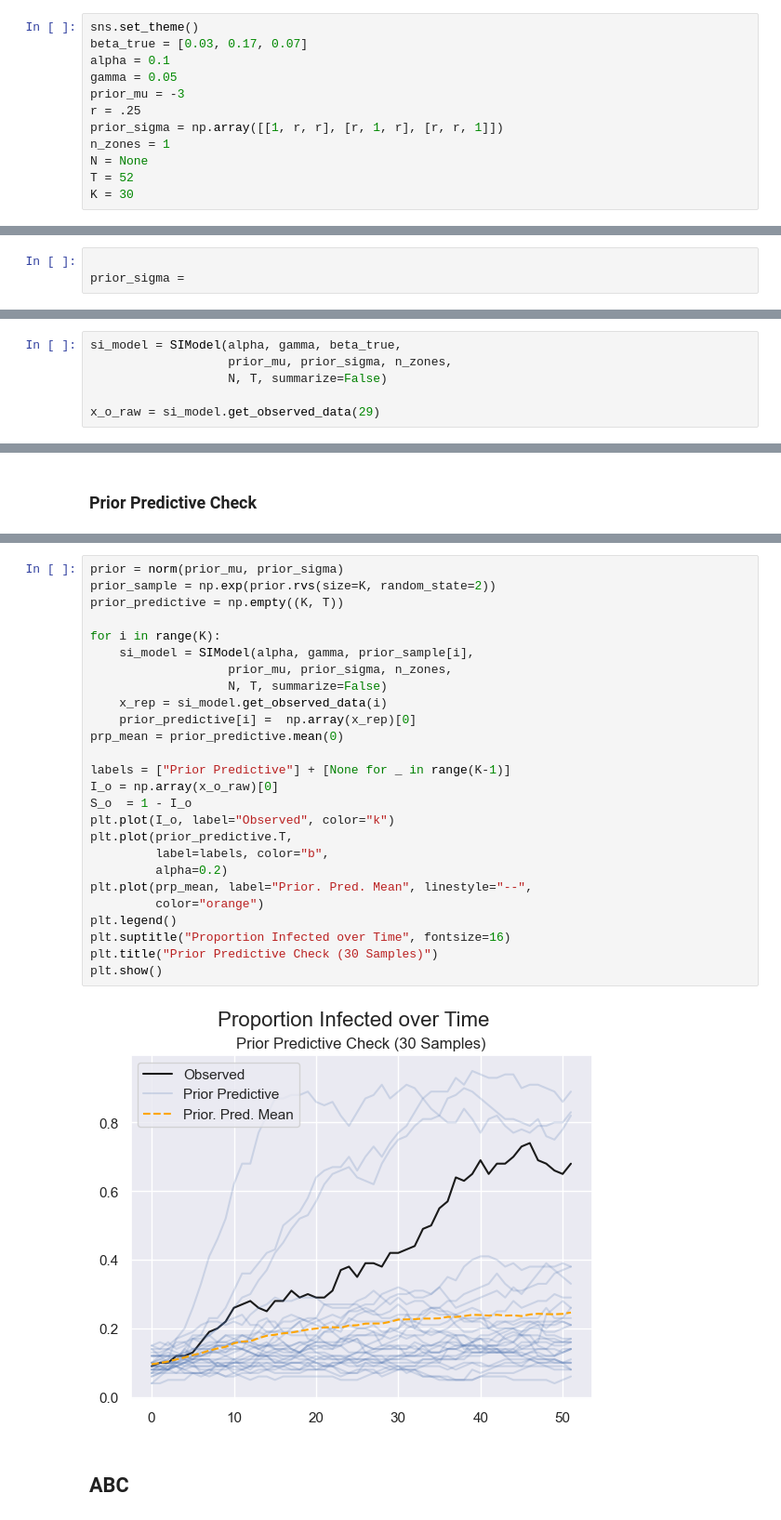
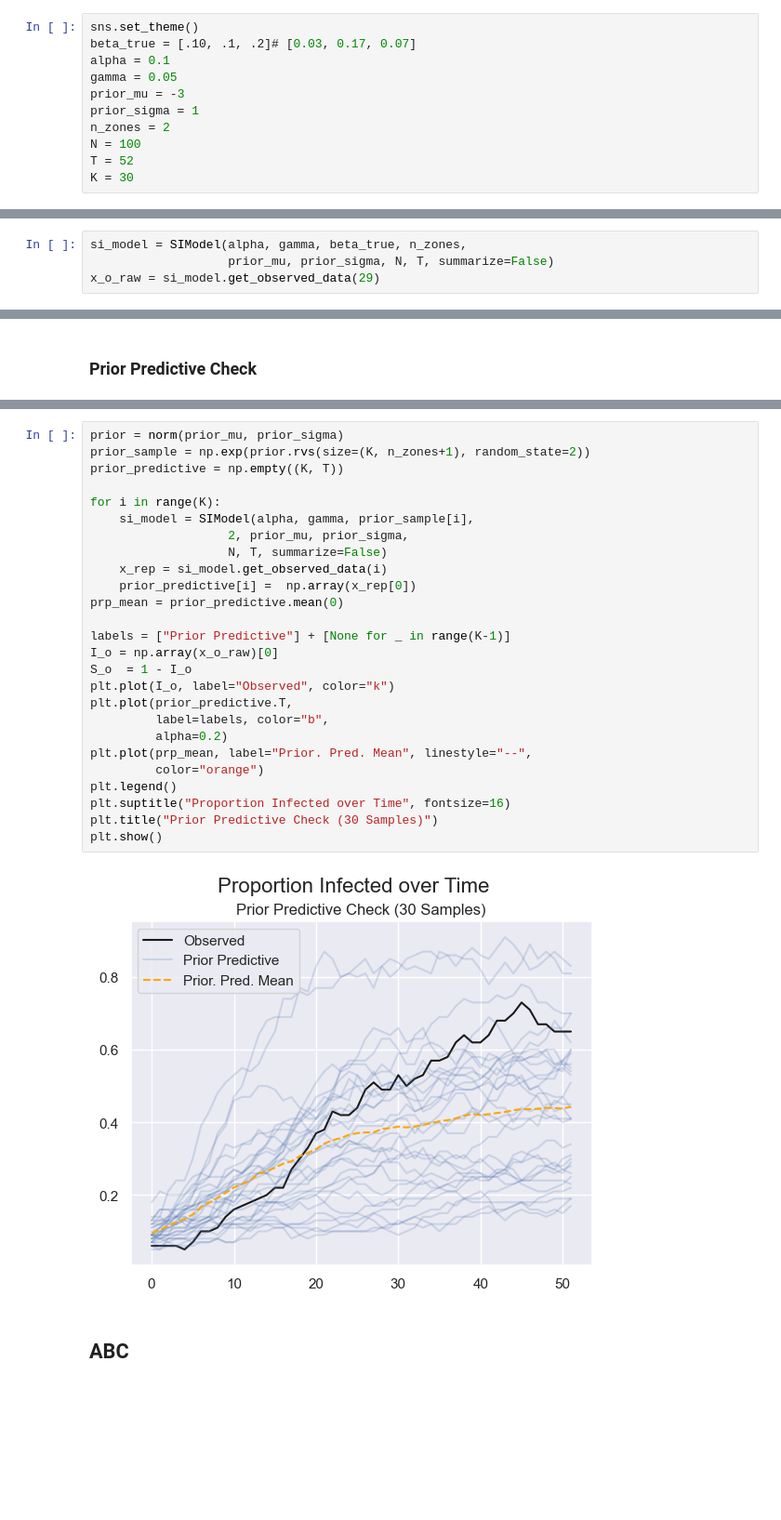
Before and after one commit to epibayes/np-epid, a Jupyter notebook: notebooks/si_sim_het.ipynb, the cells around one changed output, grey strips where cells are left out. Shown: that part at 93% size. Cells and saved outputs as stored; diff of their text form; blank space fills up the shorter version.

```diff
--- a/notebooks/si_sim_het.ipynb
+++ b/notebooks/si_sim_het.ipynb
@@ -10,13 +10,12 @@ import seaborn as sns
 from scipy.stats import norm, lognorm
 # %%
 sns.set_theme()
-beta_true = [0.03, 0.17, 0.07]
+beta_true = [.10, .1, .2]# [0.03, 0.17, 0.07]
 alpha = 0.1
 gamma = 0.05
 prior_mu = -3
-r = .25
-prior_sigma = np.array([[1, r, r], [r, 1, r], [r, r, 1]])
-n_zones = 1
-N = None
+prior_sigma = 1
+n_zones = 2
+N = 100
 T = 52
 K = 30
@@ -27,3 +21,0 @@ K = 30
-# %%
-
-prior_sigma =
@@ -40,6 +22,4 @@ array([0.01831564, 0.04978707, 0.13533528])
 # %%
-si_model = SIModel(alpha, gamma, beta_true,
-                   prior_mu, prior_sigma, n_zones,
-                   N, T, summarize=False)
-
+si_model = SIModel(alpha, gamma, beta_true, n_zones,
+                   prior_mu, prior_sigma, N, T, summarize=False)
 x_o_raw = si_model.get_observed_data(29)
@@ -96,30 +105,30 @@ A reasonably well-calibrated prior: $P(\beta > \beta^*) = 0.15$.
 # %%
 prior = norm(prior_mu, prior_sigma)
-prior_sample = np.exp(prior.rvs(size=K, random_state=2))
+prior_sample = np.exp(prior.rvs(size=(K, n_zones+1), random_state=2))
 prior_predictive = np.empty((K, T))
 
 for i in range(K):
     si_model = SIModel(alpha, gamma, prior_sample[i],
-                   prior_mu, prior_sigma, n_zones,
+                   2, prior_mu, prior_sigma,
                    N, T, summarize=False)
     x_rep = si_model.get_observed_data(i)
-    prior_predictive[i] =  np.array(x_rep)[0]
+    prior_predictive[i] =  np.array(x_rep[0])
 prp_mean = prior_predictive.mean(0)
 
 labels = ["Prior Predictive"] + [None for _ in range(K-1)]
 I_o = np.array(x_o_raw)[0]
 S_o  = 1 - I_o
 plt.plot(I_o, label="Observed", color="k")
 plt.plot(prior_predictive.T,
          label=labels, color="b",
          alpha=0.2)
 plt.plot(prp_mean, label="Prior. Pred. Mean", linestyle="--",
          color="orange")
 plt.legend()
 plt.suptitle("Proportion Infected over Time", fontsize=16)
 plt.title("Prior Predictive Check (30 Samples)")
 plt.show()
 # %% [output]
-[figure, old version]
+[figure, new version]
 # %% [markdown]
 ## ABC
```
Also changed, not shown: parts of 15 cells of this notebook, 7 other files.
